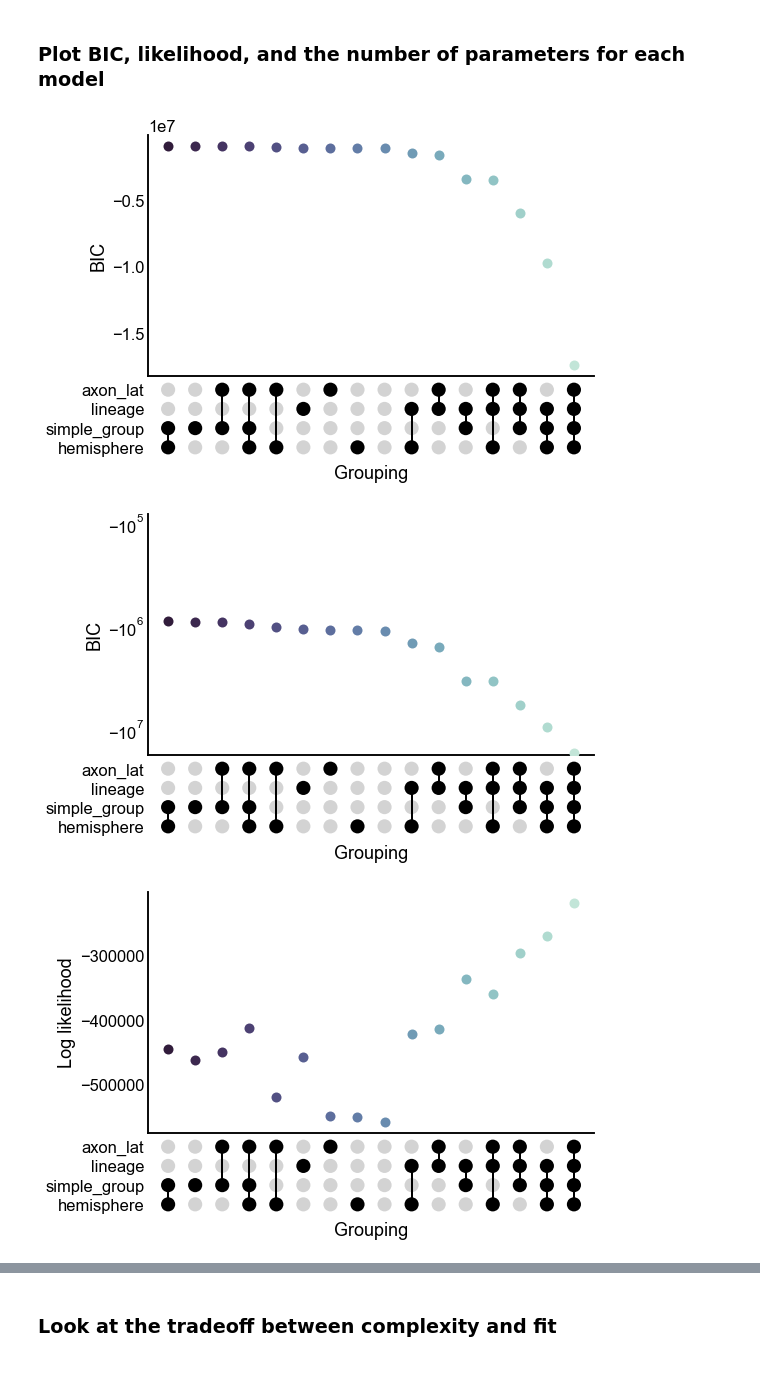
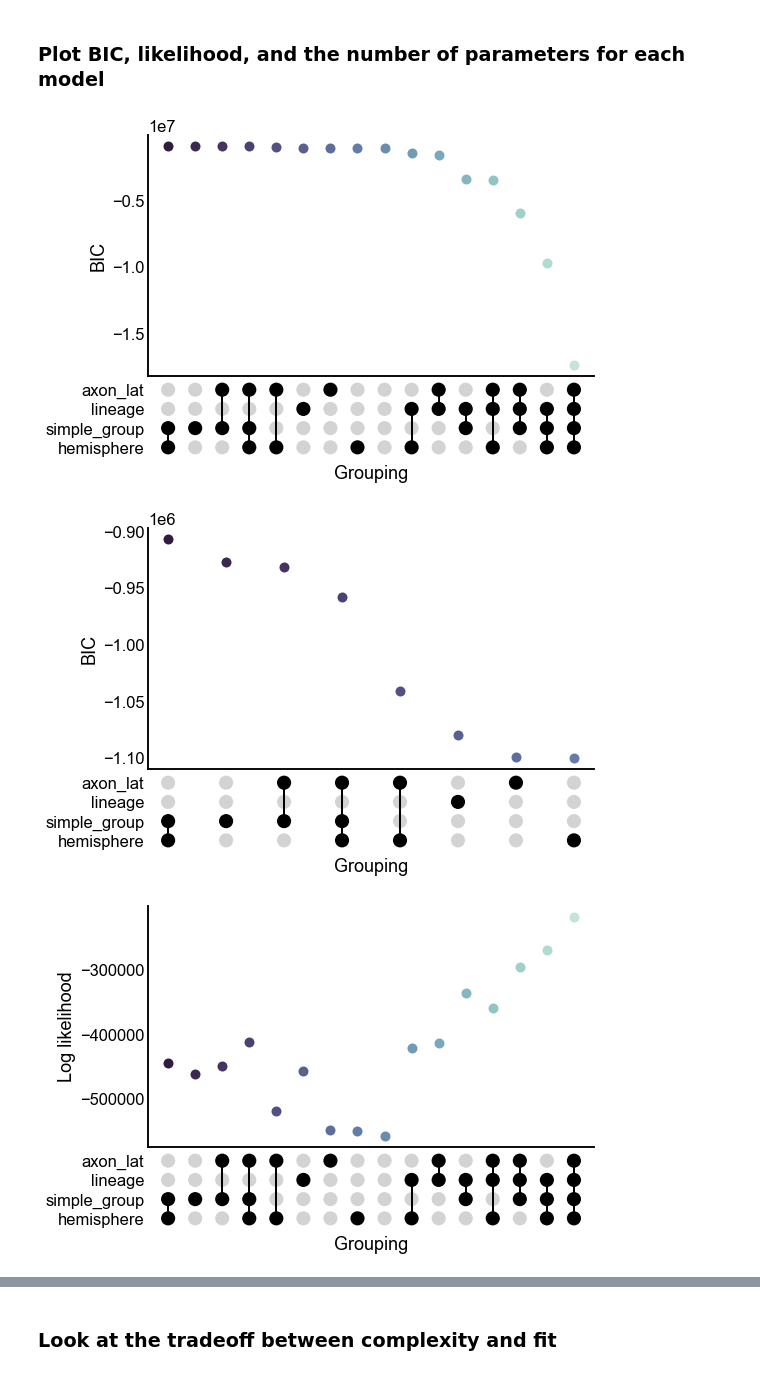
Before and after one commit to neurodata/maggot_connectome, a Jupyter notebook: docs/a_priori_sbm.ipynb, the cells around one changed output, grey strips where cells are left out. Saved outputs shown, nothing was run; the diff lists cells and outputs as text; code cells hidden in the pictures.

```diff
--- a/docs/a_priori_sbm.ipynb
+++ b/docs/a_priori_sbm.ipynb
@@ -285,37 +285,43 @@ colors = sns.cubehelix_palette(
 palette = dict(zip(results["group_keys"].unique(), colors))
 
 stripplot_kws = dict(
     jitter=0,
     x="group_keys",
     s=10,
     palette=palette,
     upset_ratio=0.35,
 )
 
 fig, ax = plt.subplots(1, 1, figsize=(8, 6))
 upset_stripplot(results, y="bic", ax=ax, **stripplot_kws)
 ax.set(ylabel="BIC")
 stashfig("all-model-bic")
 
 fig, ax = plt.subplots(1, 1, figsize=(8, 6))
-upset_stripplot(results, y="bic", ax=ax, **stripplot_kws)
+upset_stripplot(results.iloc[:8], y="bic", ax=ax, **stripplot_kws)
 ax.set(ylabel="BIC")
-ax.set_yscale("symlog")
-stashfig("all-model-bic-logy")
+stashfig("first-8-model-bic")
+
+# looked bad after switching to "maximize BIC" version
+# fig, ax = plt.subplots(1, 1, figsize=(8, 6))
+# upset_stripplot(results, y="bic", ax=ax, **stripplot_kws)
+# ax.set(ylabel="BIC")
+# ax.set_yscale("symlog")
+# stashfig("all-model-bic-logy")
 
 fig, ax = plt.subplots(1, 1, figsize=(8, 6))
 upset_stripplot(results, y="lik", ax=ax, **stripplot_kws)
 ax.set(ylabel="Log likelihood")
 stashfig("all-model-lik")
 
 fig, ax = plt.subplots(1, 1, figsize=(8, 6))
 upset_stripplot(results, y="n_params", ax=ax, **stripplot_kws)
 ax.set(ylabel="# parameters")
 ax.set_yscale("log")
 stashfig("all-model-n_params")
 # %% [output]
 [figure]
-[figure, old version]
+[figure, new version]
 [figure]
 [figure]
 # %% [markdown]
```
Also changed, not shown: 1 other file.
